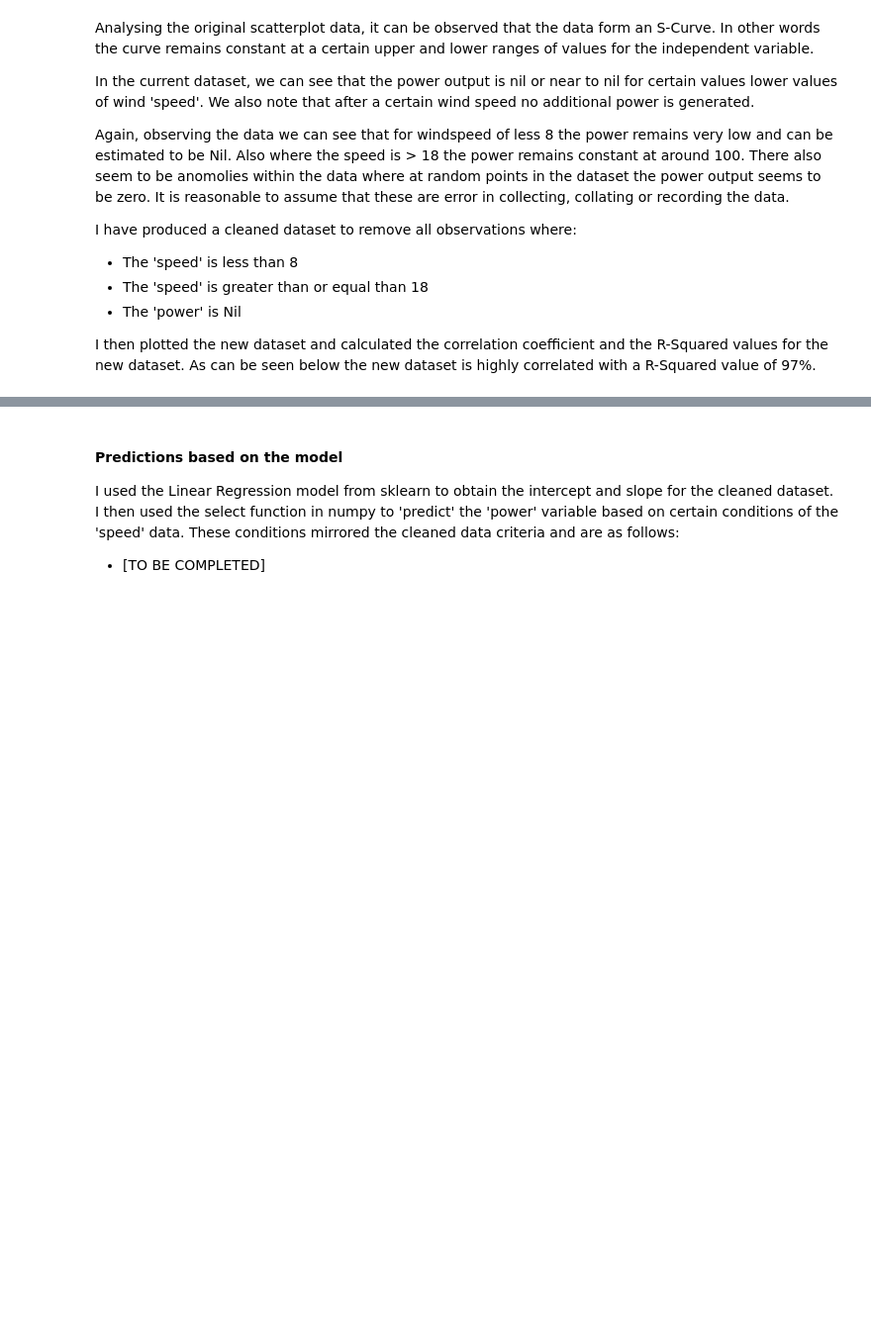
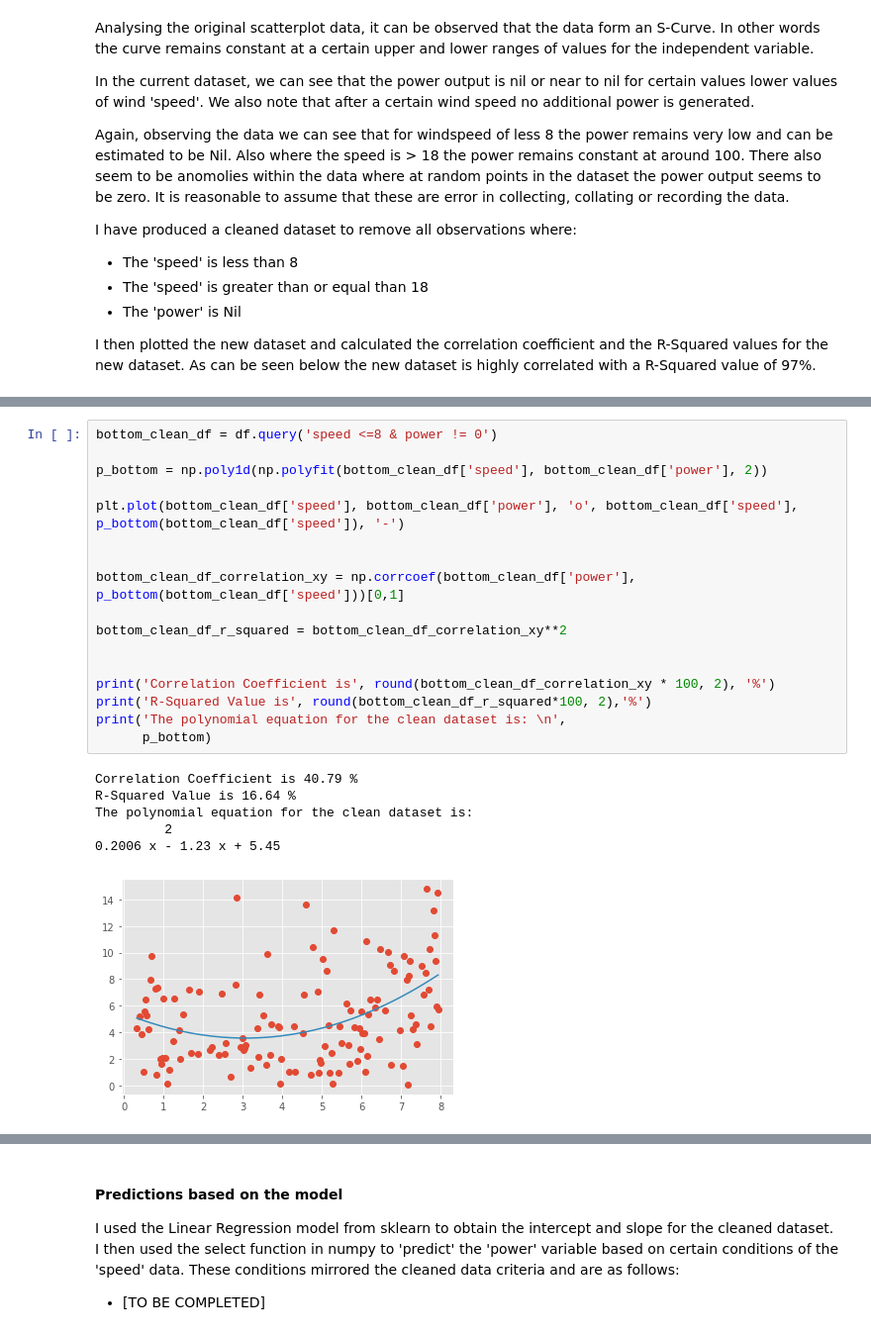
Before and after one commit to dssheldon/foda-project-sds, a Jupyter notebook: FoDA Project 2020.ipynb, the cells around one changed output, grey strips where cells are left out. Shown: that part at 99% size. Cells and saved outputs as stored; diff of their text form; blank space fills up the shorter version.

Commit message:
Further documented the customised model to predict power including splitting the S curve into components

```diff
--- a/FoDA Project 2020.ipynb
+++ b/FoDA Project 2020.ipynb
@@ -350,0 +365,24 @@ R-Squared Value is 96.99 %
+# %%
+bottom_clean_df = df.query('speed <=8 & power != 0')
+
+p_bottom = np.poly1d(np.polyfit(bottom_clean_df['speed'], bottom_clean_df['power'], 2))
+
+plt.plot(bottom_clean_df['speed'], bottom_clean_df['power'], 'o', bottom_clean_df['speed'], p_bottom(bottom_clean_df['speed']), '-')
+
+
+bottom_clean_df_correlation_xy = np.corrcoef(bottom_clean_df['power'], p_bottom(bottom_clean_df['speed']))[0,1]
+
+bottom_clean_df_r_squared = bottom_clean_df_correlation_xy**2
+
+
+print('Correlation Coefficient is', round(bottom_clean_df_correlation_xy * 100, 2), '%')
+print('R-Squared Value is', round(bottom_clean_df_r_squared*100, 2),'%')
+print('The polynomial equation for the clean dataset is: \n',
+      p_bottom)
+# %% [output]
+Correlation Coefficient is 40.79 %
+R-Squared Value is 16.64 %
+The polynomial equation for the clean dataset is:
+         2
+0.2006 x - 1.23 x + 5.45
+[figure, added]
```
Also changed, not shown: parts of 4 cells of this notebook.
